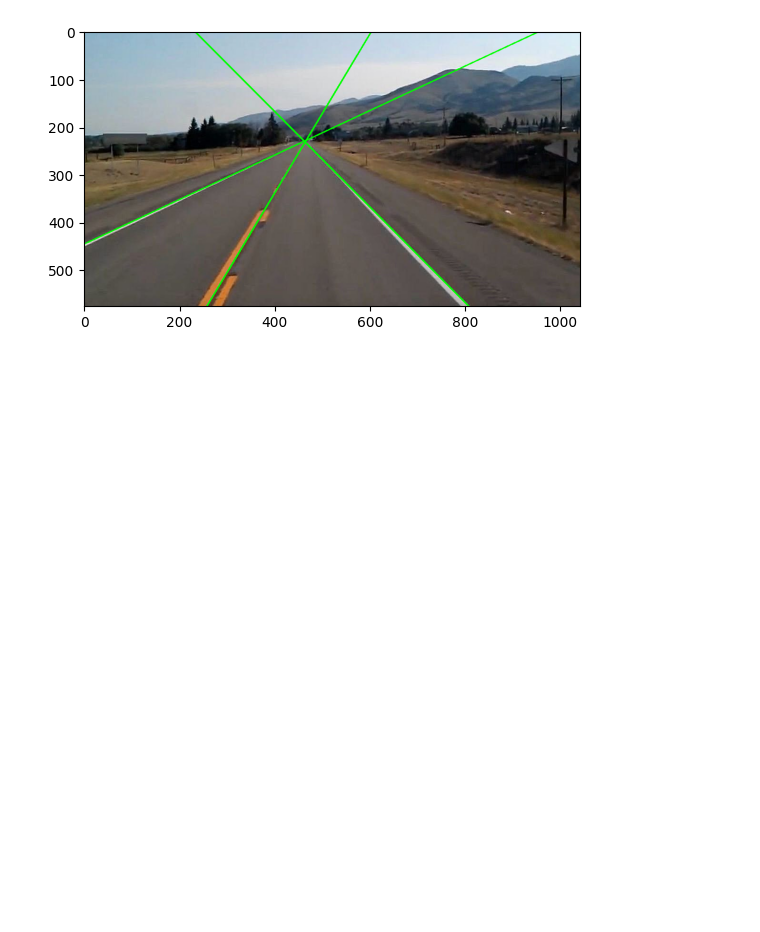
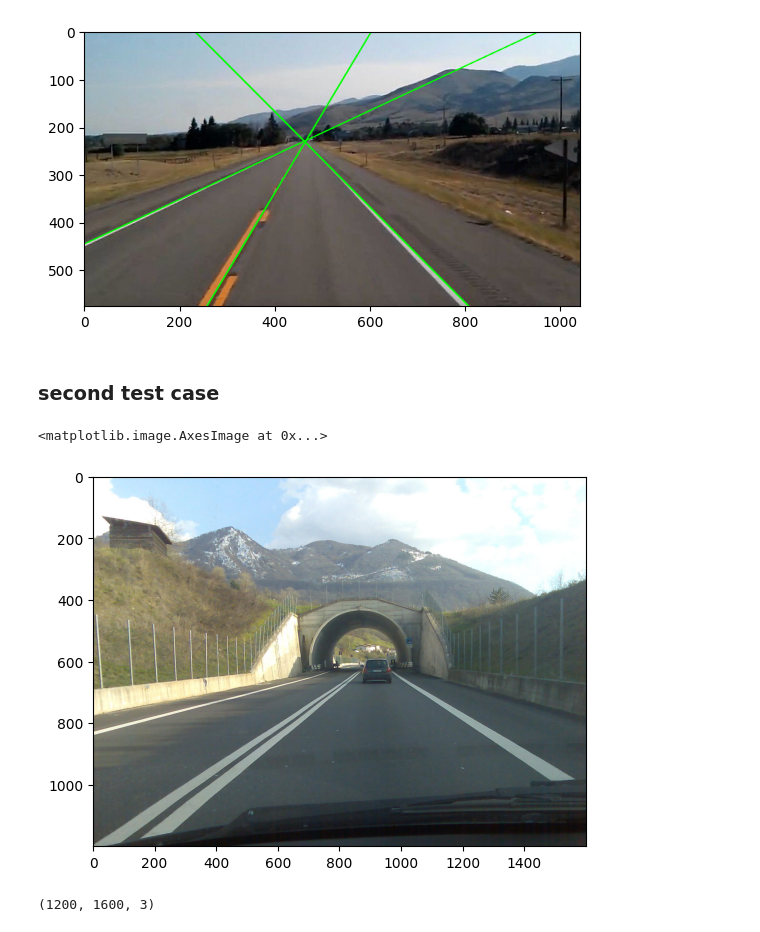
Before and after one commit to Noureldeen73/Image-processing, a Jupyter notebook: hough_transform.ipynb, the cells around one changed output. Drawn from its saved outputs; the diff is of its cells as text; code cells hidden in the pictures; blank space fills up the shorter version.

Commit message:
Added more text cases

```diff
--- a/hough_transform.ipynb
+++ b/hough_transform.ipynb
@@ -122,3 +125,15 @@ plt.imshow(cv2.cvtColor(final_img, cv2.COLOR_BGR2RGB))
 # %% [output]
 <matplotlib.image.AxesImage at 0x...>
 [figure]
+# %% [markdown]
+### second test case
+# %%
+img = cv2.imread("road2.jpg")
+plt.imshow(cv2.cvtColor(img, cv2.COLOR_BGR2RGB))
+# %% [output]
+<matplotlib.image.AxesImage at 0x...>
+[figure, added]
+# %%
+img.shape
+# %% [output]
+(1200, 1600, 3)
```
Also changed, not shown: parts of 28 cells of this notebook, 3 other files.
